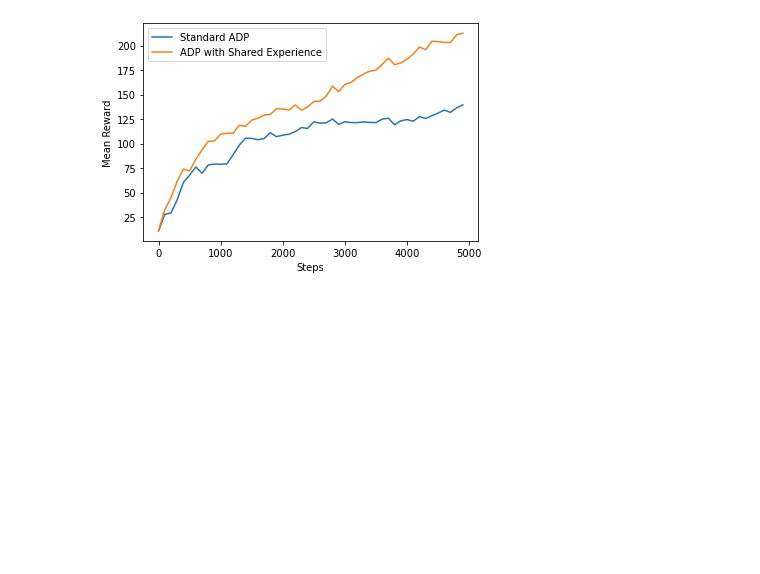
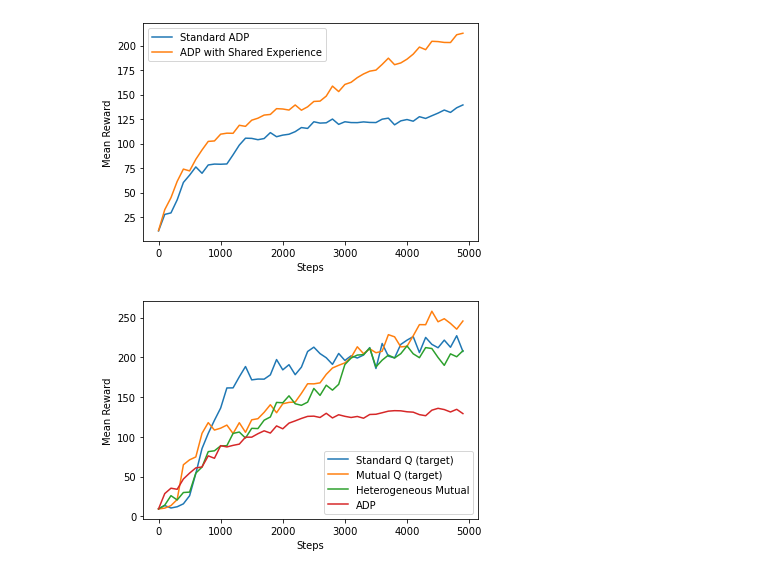
Before and after one commit to csreid/heterogeneous-mutual, a Jupyter notebook: figs.ipynb, the cells around one changed output. Saved outputs shown, nothing was run; the diff lists cells and outputs as text; code cells hidden in the pictures; blank space fills up the shorter version.

```diff
--- a/figs.ipynb
+++ b/figs.ipynb
@@ -82,3 +94,26 @@ plt.legend()
 plt.savefig('./figs/adp_mutual_comparison.png')
 # %% [output]
 [figure]
+# %%
+std_target_q_mean = np.mean(data_target['results'], axis=0)[:, 2]
+mutual_target_q_mean = np.mean(data_target['results'], axis=0)[:, 1]
+hetmut_target_mean = np.mean(data_target['results'], axis=0)[:, 4]
+adp_mean = np.mean(data_target['results'], axis=0)[:, 3]
+
+xticks = np.arange(50) * 100
+
+plt.plot(xticks, std_target_q_mean, label='Standard Q (target)')
+plt.plot(xticks, mutual_target_q_mean, label='Mutual Q (target)')
+plt.plot(xticks, hetmut_target_mean, label='Heterogeneous Mutual')
+plt.plot(xticks, adp_mean, label='ADP')
+
+
+plt.xlabel('Steps')
+plt.ylabel('Mean Reward')
+
+plt.legend()
+
+plt.show()
+#plt.savefig('./figs/adp_mutual_comparison.png')
+# %% [output]
+[figure, added]
```
Also changed, not shown: parts of 10 cells of this notebook, 4 other files.
